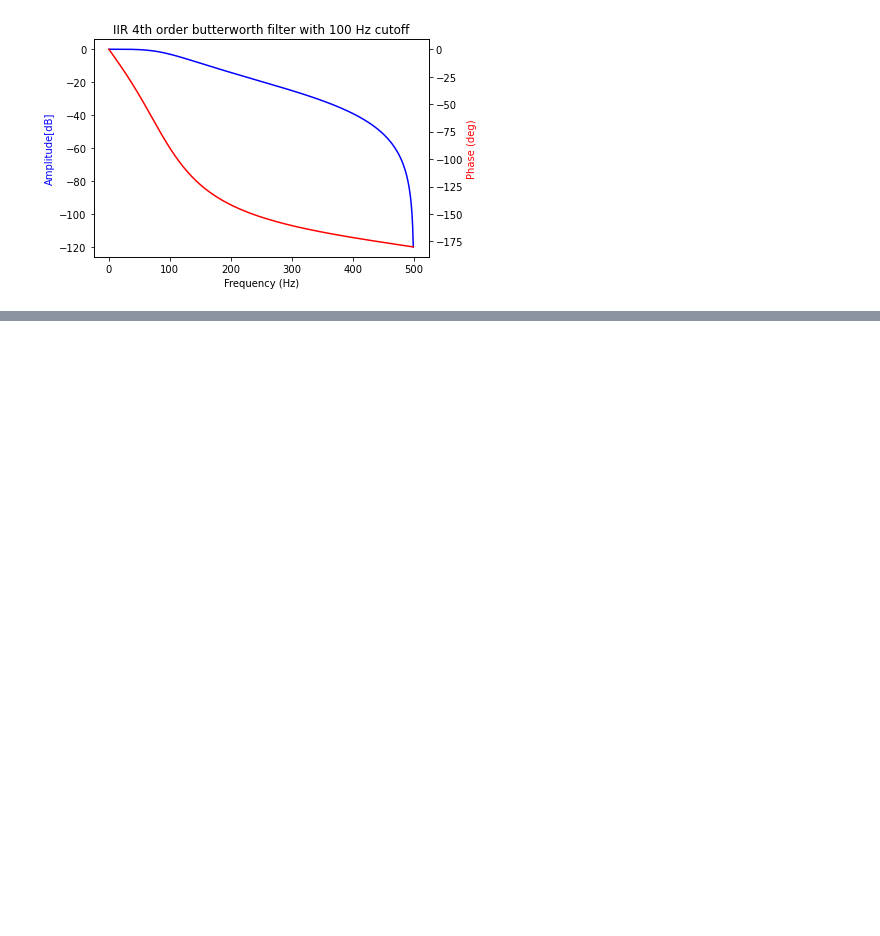
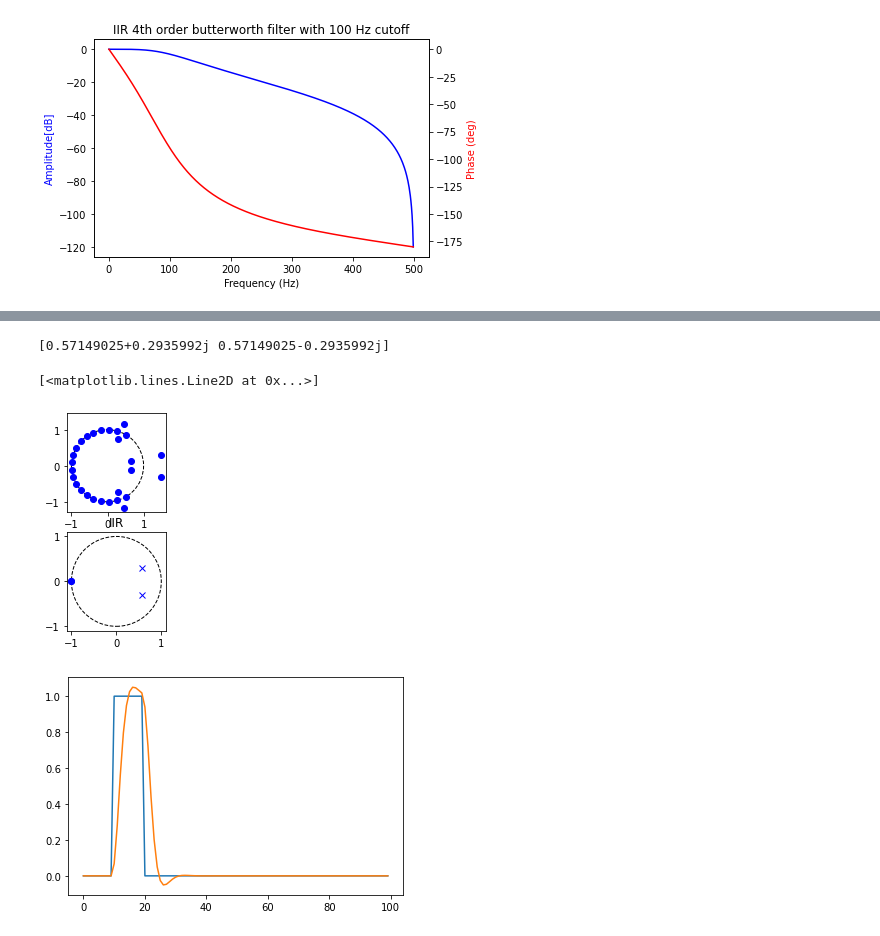
Before and after one commit to JeffChuSBX/LunchAndLearn, a Jupyter notebook: Lunch_And_Learn_2_SignalProcessing.ipynb, the cells around one changed output, grey strips where cells are left out. Cells and saved outputs as stored; diff of their text form; code cells hidden in the pictures; blank space fills up the shorter version.

```diff
--- a/Lunch_And_Learn_2_SignalProcessing.ipynb
+++ b/Lunch_And_Learn_2_SignalProcessing.ipynb
@@ -396,3 +404,34 @@ Text(0.5, 1.0, 'IIR 4th order butterworth filter with 100 Hz cutoff')
+# %%
+z, p, k = signal.tf2zpk(fir_b, 1.0)
+patch = patches.Circle((0,0), radius=1, fill=False, color='black', ls='dashed')
+fig, (ax) = plt.subplots(2,1)
+ax[0].add_patch(patch)
+ax[0].plot(np.real(z), np.imag(z), 'ob', label='zeros')
+ax[0].plot(np.real(p), np.imag(p), 'xb', label='poles')
+ax[0].axis('square')
+plt.title('FIR')
+
+
+z, p, k = signal.tf2zpk(b, a)
+patch = patches.Circle((0,0), radius=1, fill=False, color='black', ls='dashed')
+ax[1].add_patch(patch)
+ax[1].plot(np.real(z), np.imag(z), 'ob', label='zeros')
+ax[1].plot(np.real(p), np.imag(p), 'xb', label='poles')
+ax[1].axis('square')
+plt.title('IIR')
+print(p)
+
+impWave = np.zeros(100, np.float)
+impWave[10:20] = signal.windows.boxcar(10)
+filtImp = signal.lfilter(b, a, impWave)
+plt.figure()
+plt.plot(impWave)
+plt.plot(filtImp)
+# %% [output]
+[0.57149025+0.2935992j 0.57149025-0.2935992j]
+[<matplotlib.lines.Line2D at 0x...>]
+[figure, added]
+[figure, added]
 # %% [markdown]
 ## Cascading and parallel filters
 ![filter topologies](https://flylib.com/books/2/729/1/html/2/images/0131089897/graphics/06fig37.gif)
```
Also changed, not shown: parts of 5 cells of this notebook.
